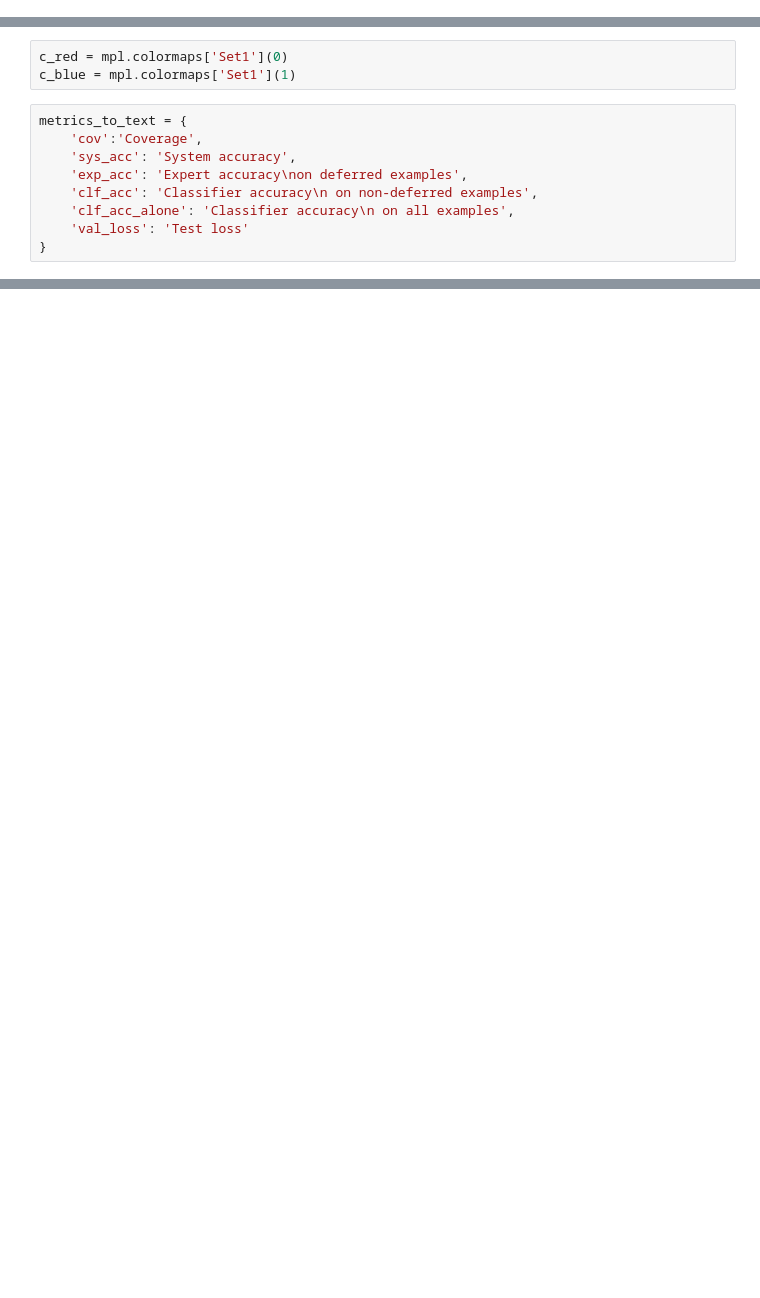
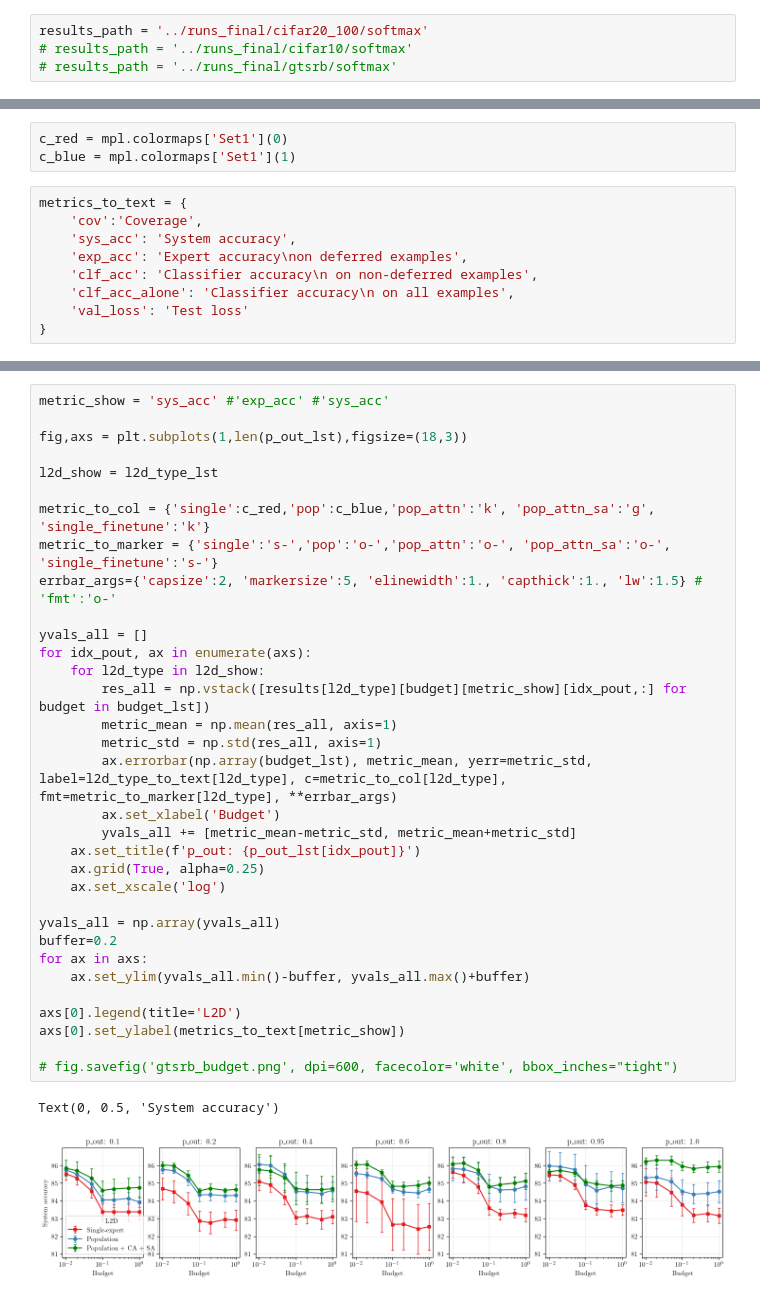
Before and after one commit to dvtailor/meta-l2d, a Jupyter notebook: notebooks/plot_results_budget.ipynb, the cells around one changed output, grey strips where cells are left out. Drawn from its saved outputs; the diff is of its cells as text; blank space fills up the shorter version.

```diff
--- a/notebooks/plot_results_budget.ipynb
+++ b/notebooks/plot_results_budget.ipynb
@@ -16 +10,5 @@ results_path = '../runs_10/cifar20_100/softmax'
+# %%
+results_path = '../runs_final/cifar20_100/softmax'
+# results_path = '../runs_final/cifar10/softmax'
+# results_path = '../runs_final/gtsrb/softmax'
 # %%
@@ -112,0 +115,36 @@ Text(0, 0.5, 'System accuracy')
+# %%
+metric_show = 'sys_acc' #'exp_acc' #'sys_acc'
+
+fig,axs = plt.subplots(1,len(p_out_lst),figsize=(18,3))
+
+l2d_show = l2d_type_lst
+
+metric_to_col = {'single':c_red,'pop':c_blue,'pop_attn':'k', 'pop_attn_sa':'g', 'single_finetune':'k'}
+metric_to_marker = {'single':'s-','pop':'o-','pop_attn':'o-', 'pop_attn_sa':'o-', 'single_finetune':'s-'}
+errbar_args={'capsize':2, 'markersize':5, 'elinewidth':1., 'capthick':1., 'lw':1.5} # 'fmt':'o-'
+
+yvals_all = []
+for idx_pout, ax in enumerate(axs):
+    for l2d_type in l2d_show:
+        res_all = np.vstack([results[l2d_type][budget][metric_show][idx_pout,:] for budget in budget_lst])
+        metric_mean = np.mean(res_all, axis=1)
+        metric_std = np.std(res_all, axis=1)
+        ax.errorbar(np.array(budget_lst), metric_mean, yerr=metric_std, label=l2d_type_to_text[l2d_type], c=metric_to_col[l2d_type], fmt=metric_to_marker[l2d_type], **errbar_args)
+        ax.set_xlabel('Budget')
+        yvals_all += [metric_mean-metric_std, metric_mean+metric_std]
+    ax.set_title(f'p_out: {p_out_lst[idx_pout]}')
+    ax.grid(True, alpha=0.25)
+    ax.set_xscale('log')
+
+yvals_all = np.array(yvals_all)
+buffer=0.2
+for ax in axs:
+    ax.set_ylim(yvals_all.min()-buffer, yvals_all.max()+buffer)
+
+axs[0].legend(title='L2D')
+axs[0].set_ylabel(metrics_to_text[metric_show])
+
+# fig.savefig('gtsrb_budget.png', dpi=600, facecolor='white', bbox_inches="tight")
+# %% [output]
+Text(0, 0.5, 'System accuracy')
+[figure, added]
```
Also changed, not shown: parts of 6 cells of this notebook, 2 other files.
